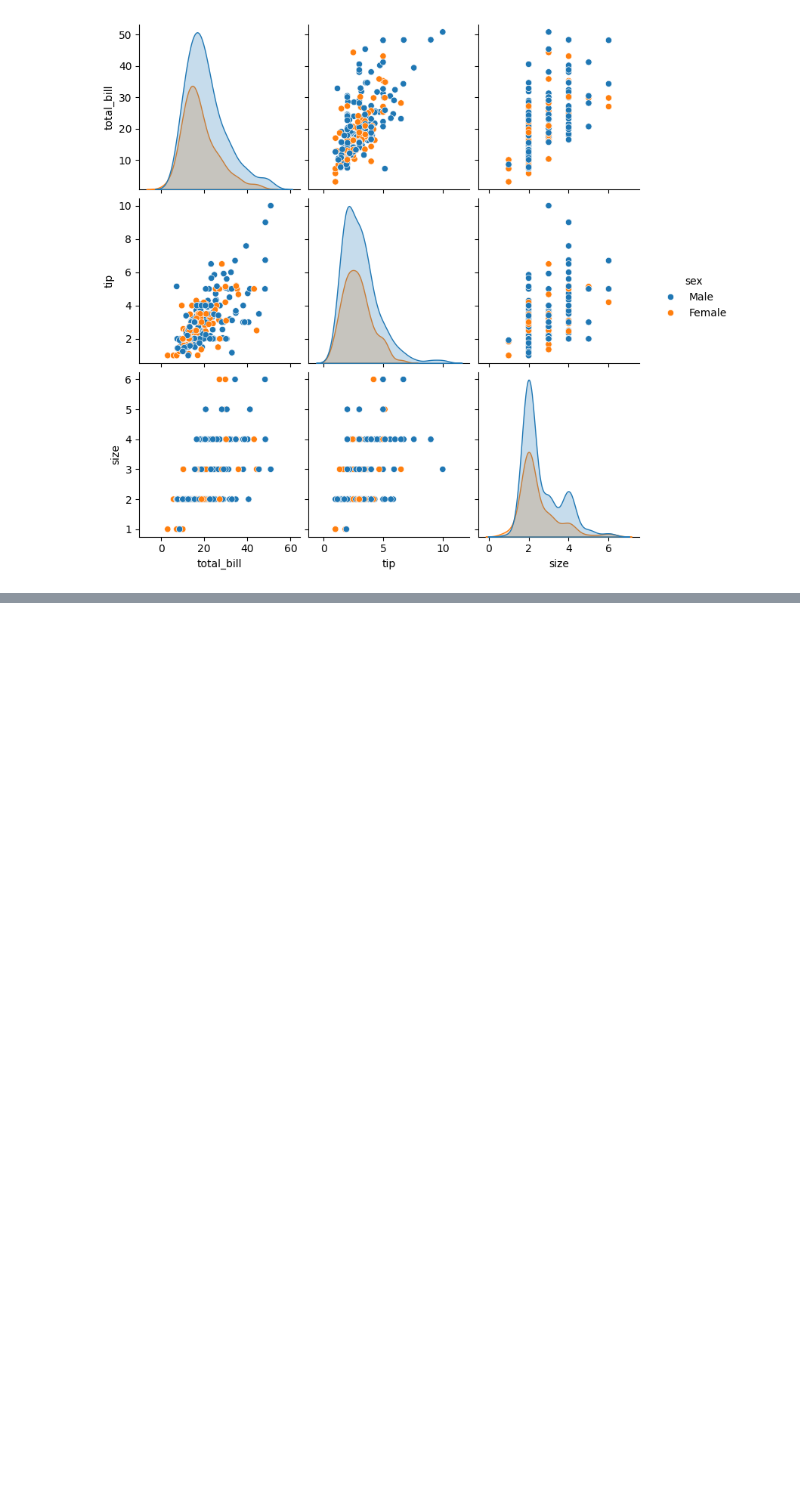
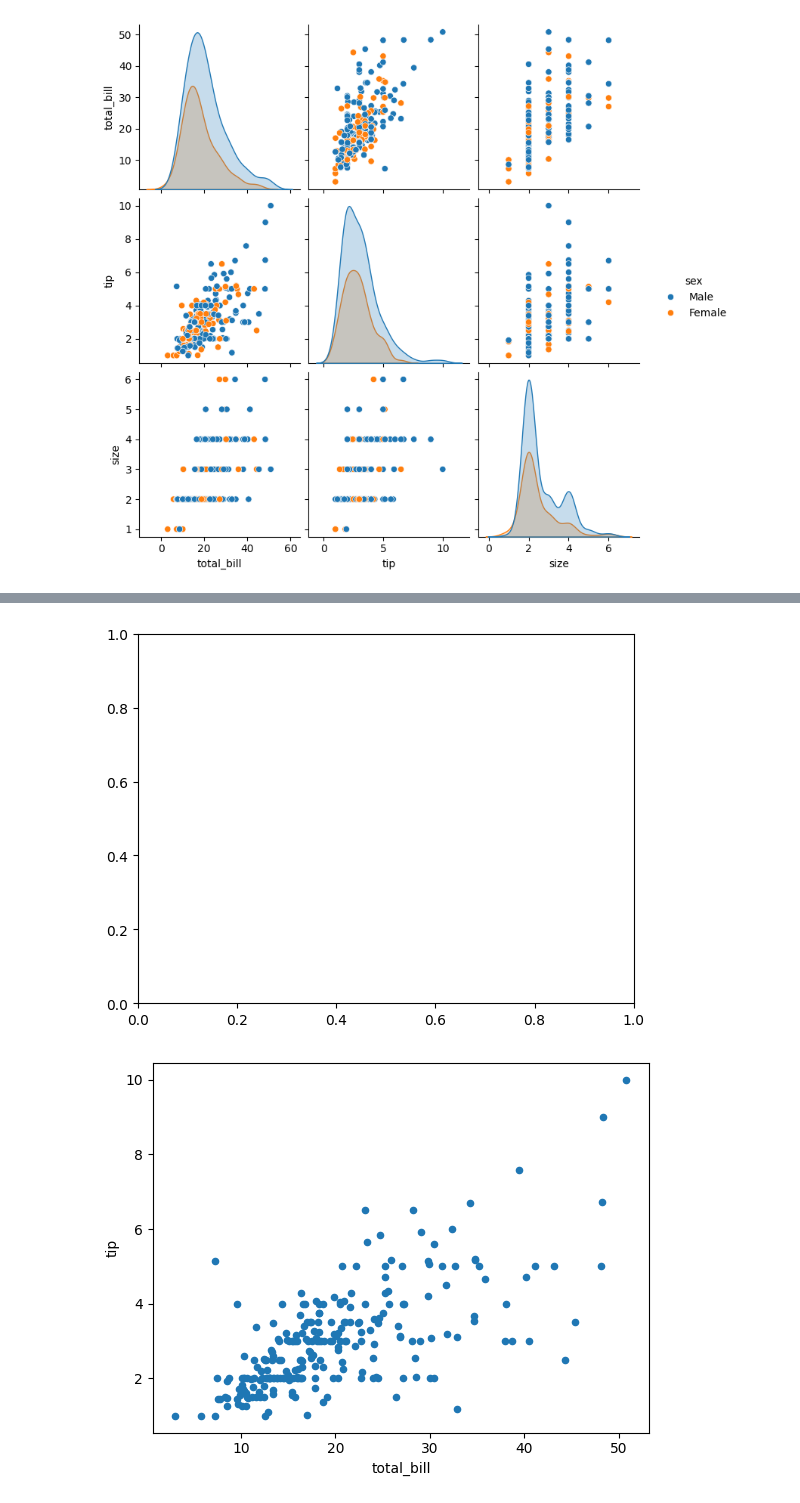
Before and after one commit to CHYHEE/Python, a Jupyter notebook: lesson_pandas_4.ipynb, the cells around one changed output, grey strips where cells are left out. Saved outputs shown, nothing was run; the diff lists cells and outputs as text; code cells hidden in the pictures; blank space fills up the shorter version.

```diff
--- a/lesson_pandas_4.ipynb
+++ b/lesson_pandas_4.ipynb
@@ -210,0 +218,6 @@ scatter = sns.pairplot(tips, hue='sex')
+# %%
+ax = plt.subplots()
+ax = tips.plot.scatter(x='total_bill', y='tip')
+# %% [output]
+[figure, added]
+[figure, added]
```
Also changed, not shown: parts of 2 cells of this notebook.
